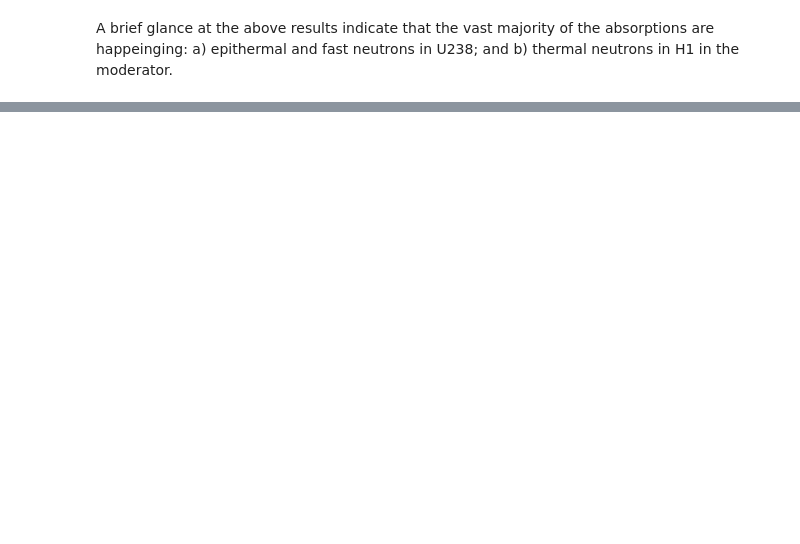
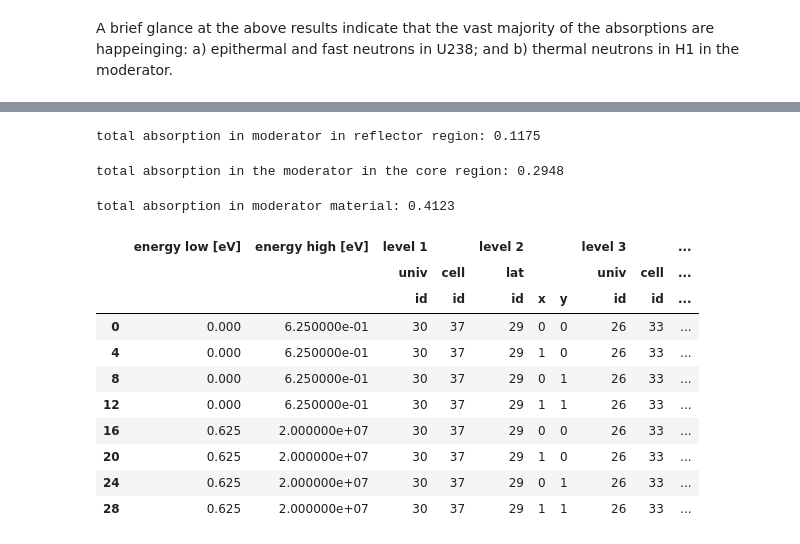
Before and after one commit to stu314159/er362_omc, a Jupyter notebook: lab6/lab6.ipynb, the cells around one changed output, grey strips where cells are left out. Drawn from its saved outputs; the diff is of its cells as text; code cells hidden in the pictures; blank space fills up the shorter version.

```diff
--- a/lab6/lab6.ipynb
+++ b/lab6/lab6.ipynb
@@ -355,0 +524,2 @@ b) thermal neutrons in H1 in the moderator.
+# %%
+openmc.run();
@@ -355,0 +546,3 @@ b) thermal neutrons in H1 in the moderator.
+# %%
+sp = openmc.StatePoint('statepoint.250.h5');
+sp.tallies
@@ -355,0 +591,5 @@ b) thermal neutrons in H1 in the moderator.
+# %%
+total_abs_mod_refl = abs_mod_refl_df['mean'].sum();
+print(f'total absorption in moderator in reflector region: %5.4f'%total_abs_mod_refl);
+# %% [output]
+total absorption in moderator in reflector region: 0.1175
@@ -355,0 +600,33 @@ b) thermal neutrons in H1 in the moderator.
+# %%
+total_abs_mod_fuel = abs_mod_fuel_df['mean'].sum()
+print(f'total absorption in the moderator in the core region: %5.4f'%total_abs_mod_fuel);
+# %% [output]
+total absorption in the moderator in the core region: 0.2948
+# %%
+total_mod_abs = total_abs_mod_fuel+total_abs_mod_refl;
+print(f'total absorption in moderator material: %5.4f'%total_mod_abs);
+# %% [output]
+total absorption in moderator material: 0.4123
+# %%
+fiss = sp.get_tally(name='fission tally');
+fiss_df = fiss.get_pandas_dataframe();
+#fiss_df.head(25)
+# %%
+fission = fiss_df[fiss_df['score']=='fission'];
+#fission.head(10)
+# %%
+fiss_235 = fission[fission['nuclide']=='U235'];
+fiss_238 = fission[fission['nuclide']=='U238'];
+fiss_235.head(10)
+# %% [output]
+|  | energy low [eV] | energy high [eV] | level 1 |  | level 2 |  |  | level 3 |  | ... |
+|  |  |  | univ | cell | lat |  |  | univ | cell | ... |
+|  |  |  | id | id | id | x | y | id | id | ... |
+| 0 | 0.000 | 6.250000e-01 | 30 | 37 | 29 | 0 | 0 | 26 | 33 | ... |
+| 4 | 0.000 | 6.250000e-01 | 30 | 37 | 29 | 1 | 0 | 26 | 33 | ... |
+| 8 | 0.000 | 6.250000e-01 | 30 | 37 | 29 | 0 | 1 | 26 | 33 | ... |
+| 12 | 0.000 | 6.250000e-01 | 30 | 37 | 29 | 1 | 1 | 26 | 33 | ... |
+| 16 | 0.625 | 2.000000e+07 | 30 | 37 | 29 | 0 | 0 | 26 | 33 | ... |
+| 20 | 0.625 | 2.000000e+07 | 30 | 37 | 29 | 1 | 0 | 26 | 33 | ... |
+| 24 | 0.625 | 2.000000e+07 | 30 | 37 | 29 | 0 | 1 | 26 | 33 | ... |
+| 28 | 0.625 | 2.000000e+07 | 30 | 37 | 29 | 1 | 1 | 26 | 33 | ... |
```
Also changed, not shown: parts of 34 cells of this notebook, 54 other files.
